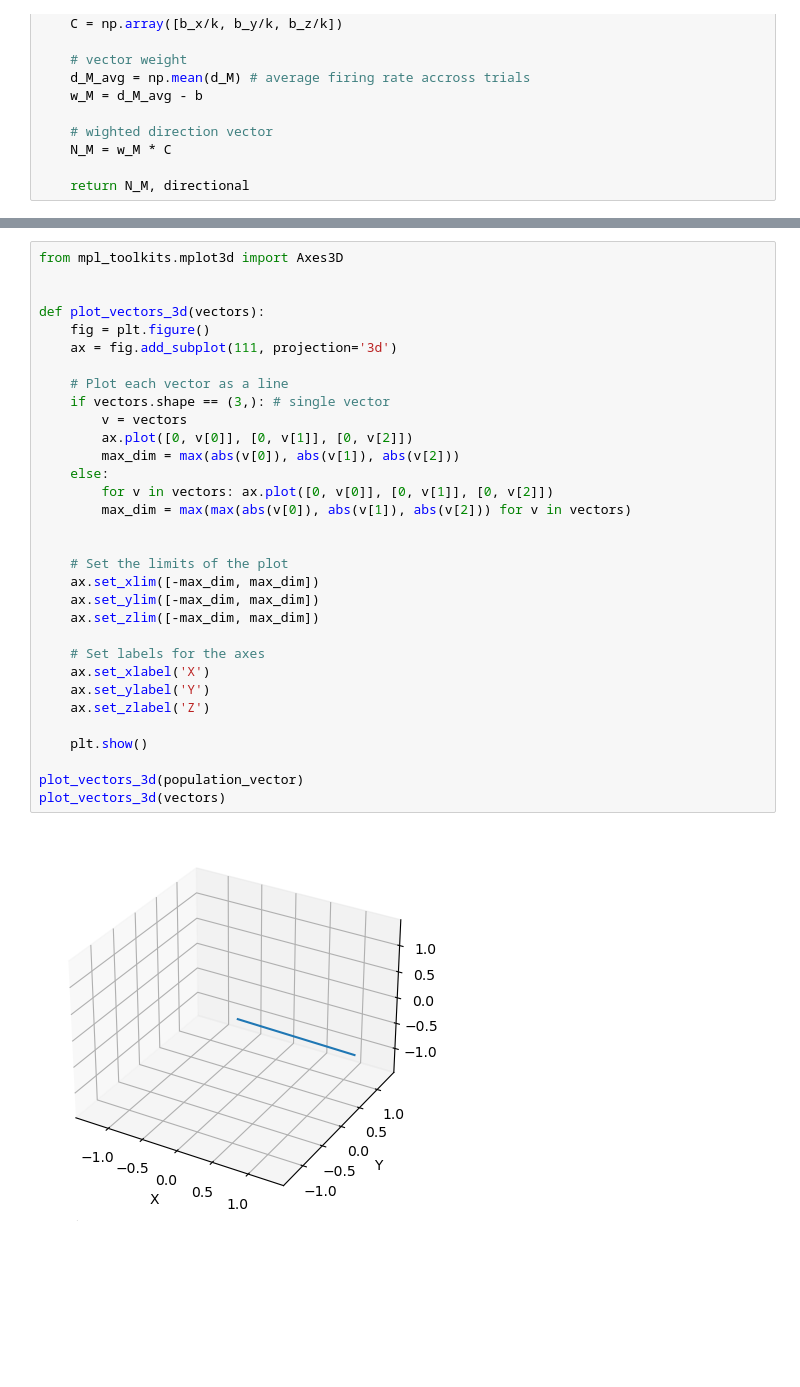
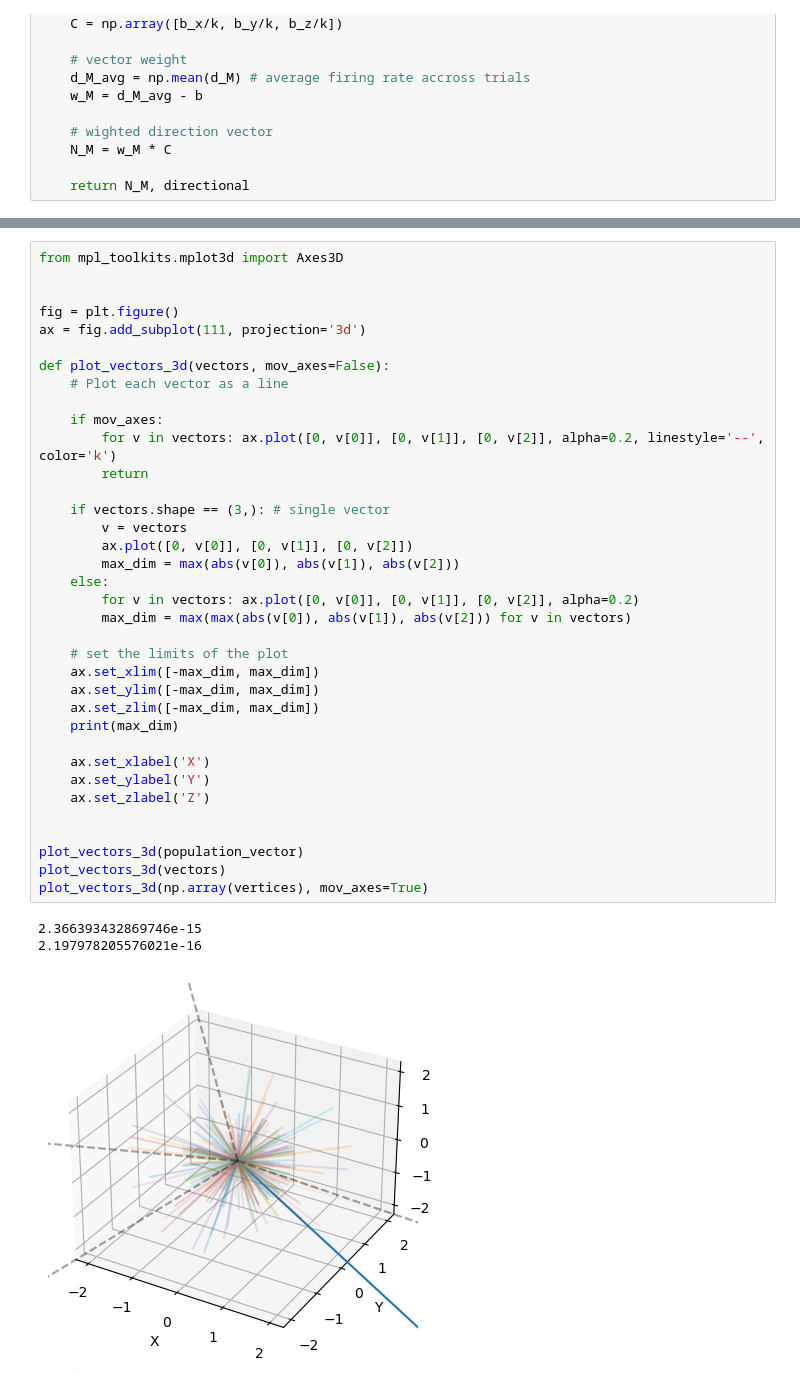
Before and after one commit to marek1n/georgopoulos1986, a Jupyter notebook: georgopoulos1986.ipynb, the cells around one changed output, grey strips where cells are left out. Drawn from its saved outputs; the diff is of its cells as text; blank space fills up the shorter version.

Commit message:
plot

```diff
--- a/georgopoulos1986.ipynb
+++ b/georgopoulos1986.ipynb
@@ -121,34 +124,40 @@ array([ 1.42399381e-15,  4.28686555e-16, -4.23538241e-16])
 # %%
 from mpl_toolkits.mplot3d import Axes3D
 
 
-def plot_vectors_3d(vectors):
-    fig = plt.figure()
-    ax = fig.add_subplot(111, projection='3d')
+fig = plt.figure()
+ax = fig.add_subplot(111, projection='3d')
 
+def plot_vectors_3d(vectors, mov_axes=False):
     # Plot each vector as a line
+
+    if mov_axes:
+        for v in vectors: ax.plot([0, v[0]], [0, v[1]], [0, v[2]], alpha=0.2, linestyle='--', color='k')
+        return
+
     if vectors.shape == (3,): # single vector
         v = vectors
         ax.plot([0, v[0]], [0, v[1]], [0, v[2]])
         max_dim = max(abs(v[0]), abs(v[1]), abs(v[2]))
     else:
-        for v in vectors: ax.plot([0, v[0]], [0, v[1]], [0, v[2]])
+        for v in vectors: ax.plot([0, v[0]], [0, v[1]], [0, v[2]], alpha=0.2)
         max_dim = max(max(abs(v[0]), abs(v[1]), abs(v[2])) for v in vectors)
 
-
-    # Set the limits of the plot
+    # set the limits of the plot
     ax.set_xlim([-max_dim, max_dim])
     ax.set_ylim([-max_dim, max_dim])
     ax.set_zlim([-max_dim, max_dim])
+    print(max_dim)
 
-    # Set labels for the axes
     ax.set_xlabel('X')
     ax.set_ylabel('Y')
     ax.set_zlabel('Z')
 
-    plt.show()
 
 plot_vectors_3d(population_vector)
 plot_vectors_3d(vectors)
+plot_vectors_3d(np.array(vertices), mov_axes=True)
 # %% [output]
+2.366393432869746e-15
+2.197978205576021e-16
-[figure, old version]
+[figure, new version]
```
Also changed, not shown: parts of 9 cells of this notebook.
